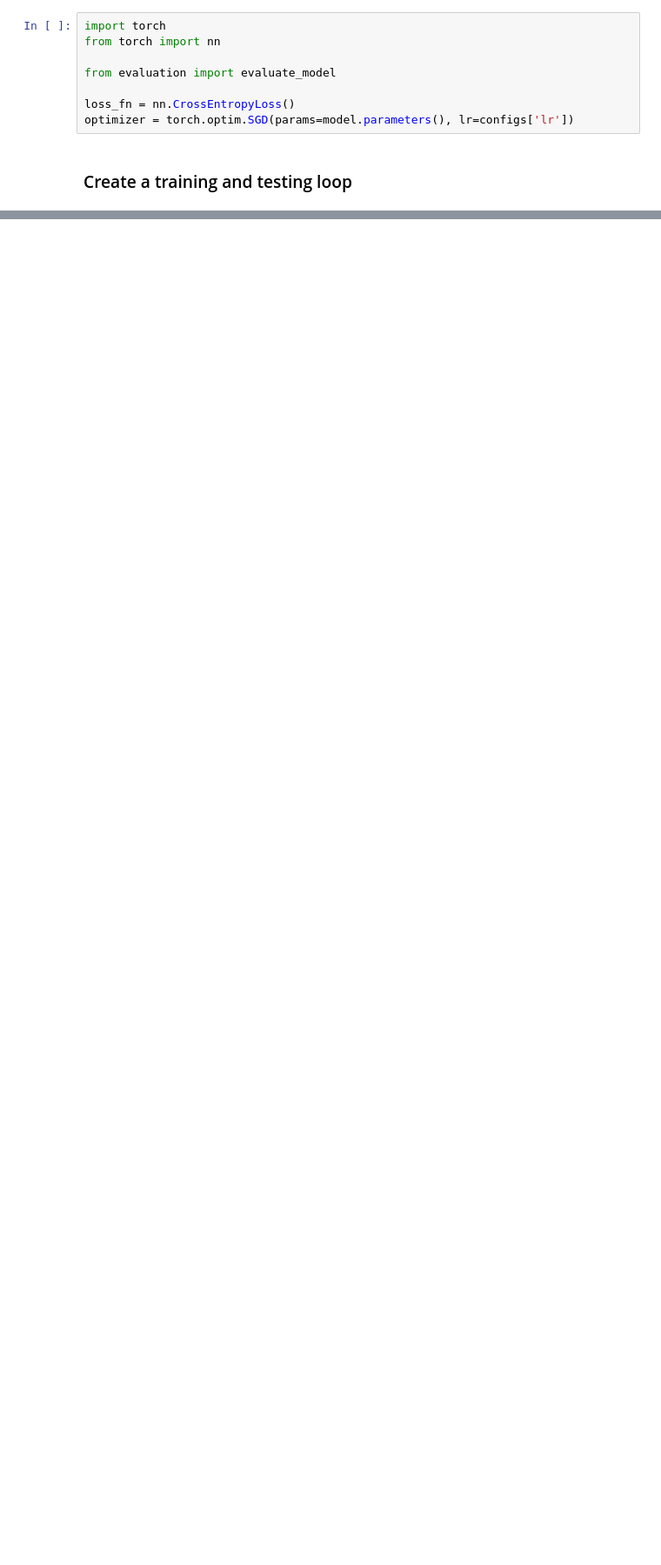
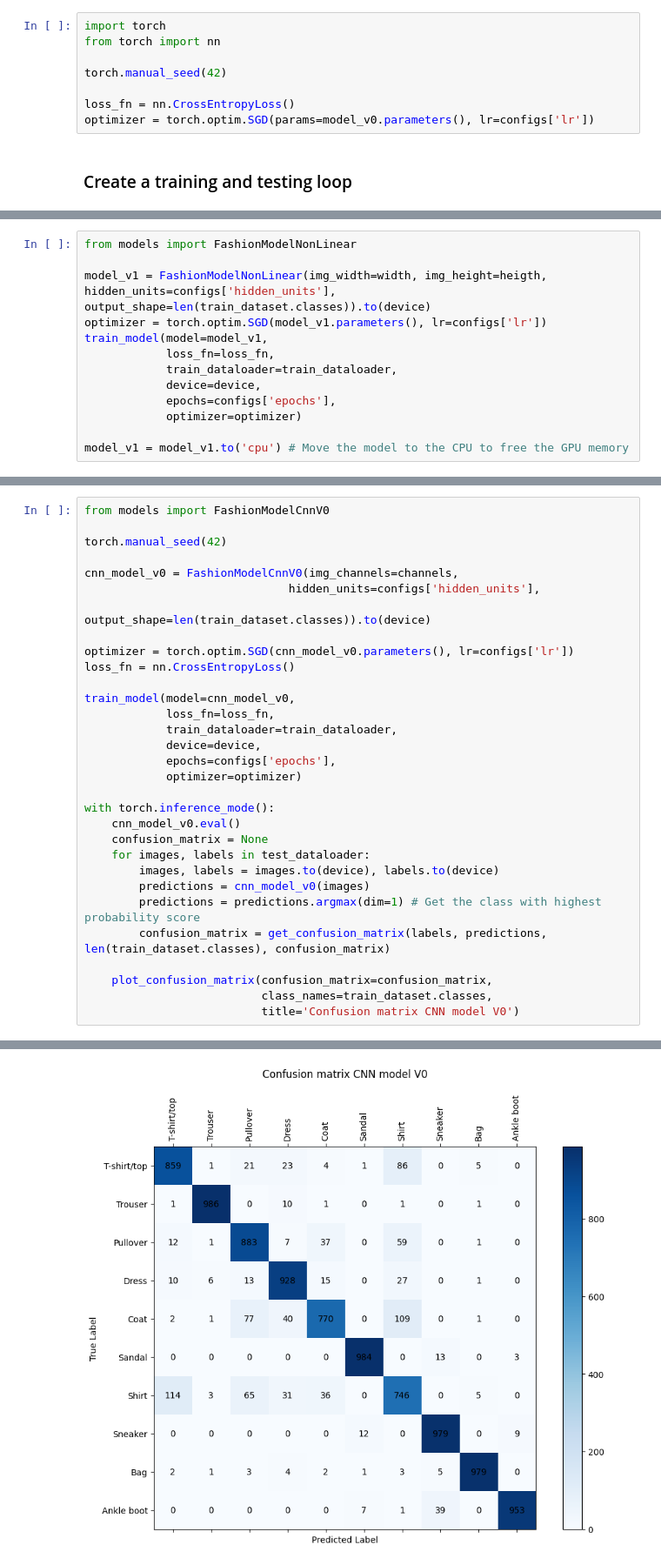
Before and after one commit to DanieleBertagnoli/PersonalKnowledge, a Jupyter notebook: DeepLearning/Pytorch/main.ipynb, the cells around one changed output, grey strips where cells are left out. Shown: that part at 87% size. Saved outputs shown, nothing was run; the diff lists cells and outputs as text; blank space fills up the shorter version.

```diff
--- a/DeepLearning/Pytorch/main.ipynb
+++ b/DeepLearning/Pytorch/main.ipynb
@@ -75,9 +101,9 @@ model = FashionModelV0(img_width=width, img_height=heigth, hidden_units=configs[
 import torch
 from torch import nn
 
-from evaluation import evaluate_model
+torch.manual_seed(42)
 
 loss_fn = nn.CrossEntropyLoss()
-optimizer = torch.optim.SGD(params=model.parameters(), lr=configs['lr'])
+optimizer = torch.optim.SGD(params=model_v0.parameters(), lr=configs['lr'])
 # %% [markdown]
 ### Create a training and testing loop
@@ -119,0 +262,13 @@ for epoch in tqdm(range(epochs)):
+# %%
+from models import FashionModelNonLinear
+
+model_v1 = FashionModelNonLinear(img_width=width, img_height=heigth, hidden_units=configs['hidden_units'], output_shape=len(train_dataset.classes)).to(device)
+optimizer = torch.optim.SGD(model_v1.parameters(), lr=configs['lr'])
+train_model(model=model_v1,
+            loss_fn=loss_fn,
+            train_dataloader=train_dataloader,
+            device=device,
+            epochs=configs['epochs'],
+            optimizer=optimizer)
+
+model_v1 = model_v1.to('cpu') # Move the model to the CPU to free the GPU memory
@@ -119,0 +338,32 @@ for epoch in tqdm(range(epochs)):
+# %%
+from models import FashionModelCnnV0
+
+torch.manual_seed(42)
+
+cnn_model_v0 = FashionModelCnnV0(img_channels=channels,
+                              hidden_units=configs['hidden_units'],
+                              output_shape=len(train_dataset.classes)).to(device)
+
+optimizer = torch.optim.SGD(cnn_model_v0.parameters(), lr=configs['lr'])
+loss_fn = nn.CrossEntropyLoss()
+
+train_model(model=cnn_model_v0,
+            loss_fn=loss_fn,
+            train_dataloader=train_dataloader,
+            device=device,
+            epochs=configs['epochs'],
+            optimizer=optimizer)
+
+with torch.inference_mode():
+    cnn_model_v0.eval()
+    confusion_matrix = None
+    for images, labels in test_dataloader:
+        images, labels = images.to(device), labels.to(device)
+        predictions = cnn_model_v0(images)
+        predictions = predictions.argmax(dim=1) # Get the class with highest probability score
+        confusion_matrix = get_confusion_matrix(labels, predictions, len(train_dataset.classes), confusion_matrix)
+
+    plot_confusion_matrix(confusion_matrix=confusion_matrix,
+                          class_names=train_dataset.classes,
+                          title='Confusion matrix CNN model V0')
+# %% [output]
@@ -119,0 +387 @@ for epoch in tqdm(range(epochs)):
+[figure, added]
```
Also changed, not shown: parts of 17 cells of this notebook, 4 other files.
